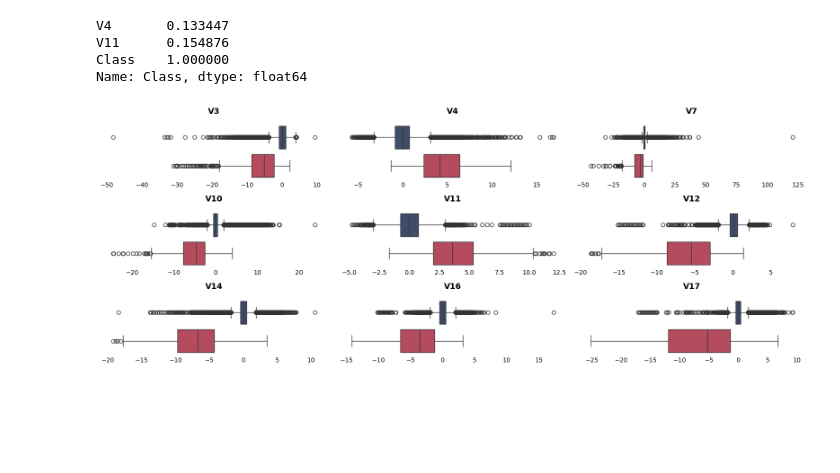
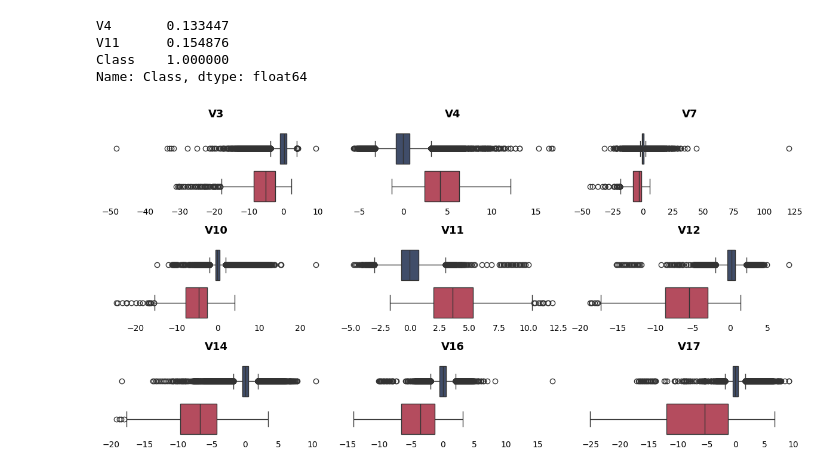
Before and after one commit to rvanguita/cedit_card_fraud_detection, a Jupyter notebook: main.ipynb, the cells around one changed output. Cells and saved outputs as stored; diff of their text form; code cells hidden in the pictures; blank space fills up the shorter version.

```diff
--- a/main.ipynb
+++ b/main.ipynb
@@ -158,17 +158,17 @@ Name: Class, dtype: float64
 # %%
 visualizer = DataVisualizer(
     dataframe=df,
-    figsize=(16, 6),
+    figsize=(12, 6),
     # title = f'Credit Fraud'
     )
 
 visualizer.plot_feature_boxplots(
     feature_cols=['V3', 'V4','V7', 'V10', 'V11', 'V12', 'V14', 'V16', 'V17'],
     group_col = 'Class_label',
     palette = custom_palette,
 )
 # %% [output]
-[figure, old version]
+[figure, new version]
 # %%
 visualizer = DataVisualizer(
     dataframe=df,
```
Also changed, not shown: parts of 4 cells of this notebook, 2 other files.
